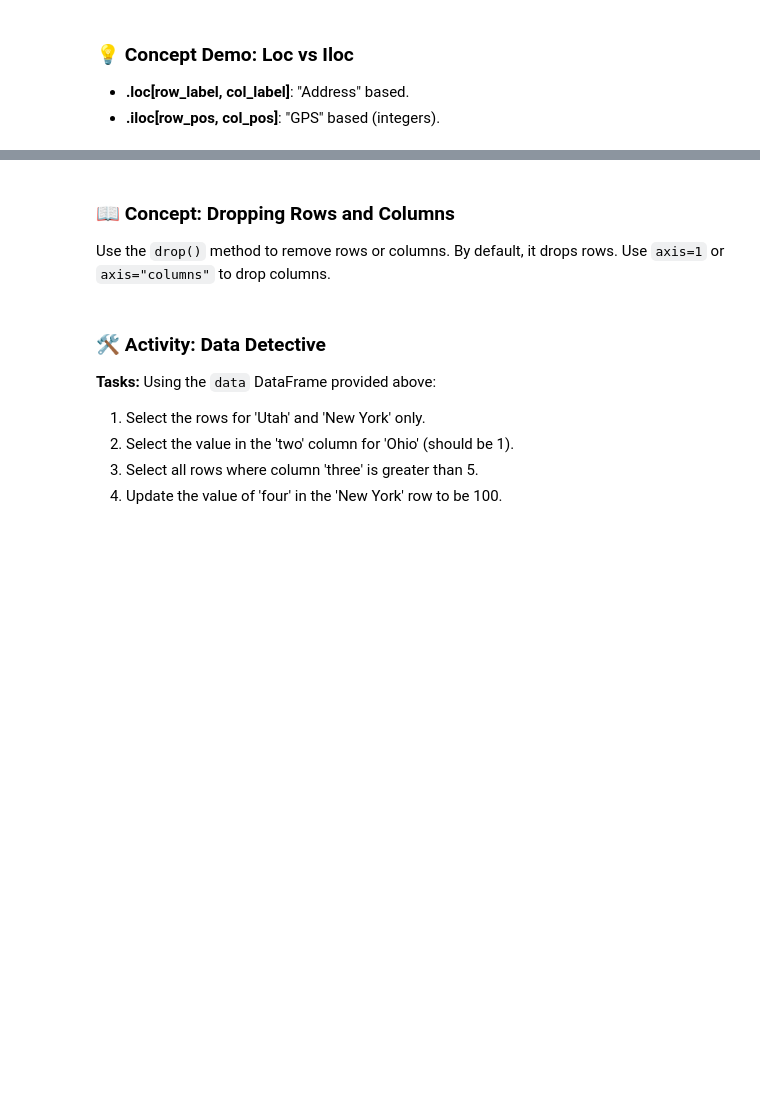
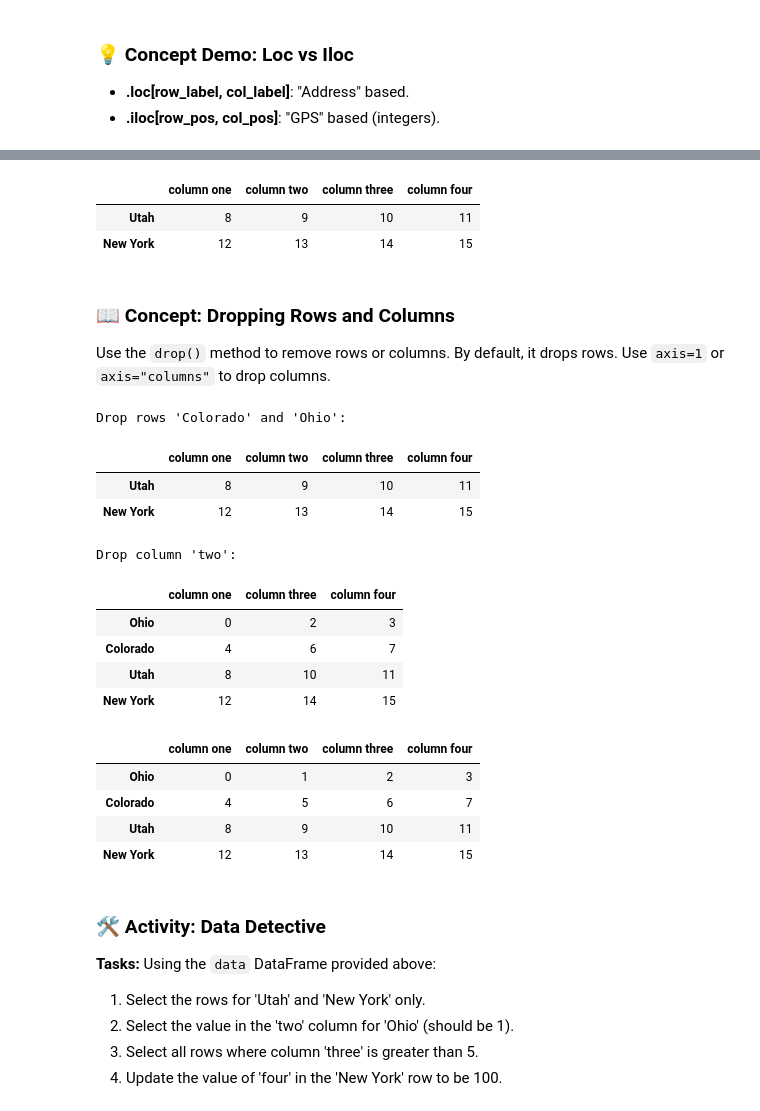
Before and after one commit to kennywong85/6m-data-1.7-intro-pandas, a Jupyter notebook: notebooks/pandas_lesson.ipynb, the cells around one changed output, grey strips where cells are left out. Cells and saved outputs as stored; diff of their text form; code cells hidden in the pictures; blank space fills up the shorter version.

```diff
--- a/notebooks/pandas_lesson.ipynb
+++ b/notebooks/pandas_lesson.ipynb
@@ -258,17 +271,39 @@ display(data.iloc[1])
 # %%
 # [DEMO] Boolean Filtering
-# Select rows where column 'three' is greater than 5
-data[data["three"] > 5]
+# Select rows where column 'three' is greater than 9
+data[data["column three"] > 9]
+# %% [output]
+|  | column one | column two | column three | column four |
+| Utah | 8 | 9 | 10 | 11 |
+| New York | 12 | 13 | 14 | 15 |
 # %% [markdown]
 ### 📖 Concept: Dropping Rows and Columns
 Use the `drop()` method to remove rows or columns. By default, it drops rows. Use `axis=1` or `axis="columns"` to drop columns.
 # %%
 # [DEMO] Dropping rows and columns
 print("Drop rows 'Colorado' and 'Ohio':")
 display(data.drop(["Colorado", "Ohio"]))
 
 print("\nDrop column 'two':")
-display(data.drop("two", axis=1))
+display(data.drop("column two", axis=1))
+
+display(data)
+# %% [output]
+Drop rows 'Colorado' and 'Ohio':
+|  | column one | column two | column three | column four |
+| Utah | 8 | 9 | 10 | 11 |
+| New York | 12 | 13 | 14 | 15 |
+Drop column 'two':
+|  | column one | column three | column four |
+| Ohio | 0 | 2 | 3 |
+| Colorado | 4 | 6 | 7 |
+| Utah | 8 | 10 | 11 |
+| New York | 12 | 14 | 15 |
+|  | column one | column two | column three | column four |
+| Ohio | 0 | 1 | 2 | 3 |
+| Colorado | 4 | 5 | 6 | 7 |
+| Utah | 8 | 9 | 10 | 11 |
+| New York | 12 | 13 | 14 | 15 |
 # %% [markdown]
 ### 🛠️ Activity: Data Detective
 
```
Also changed, not shown: parts of 4 cells of this notebook.
